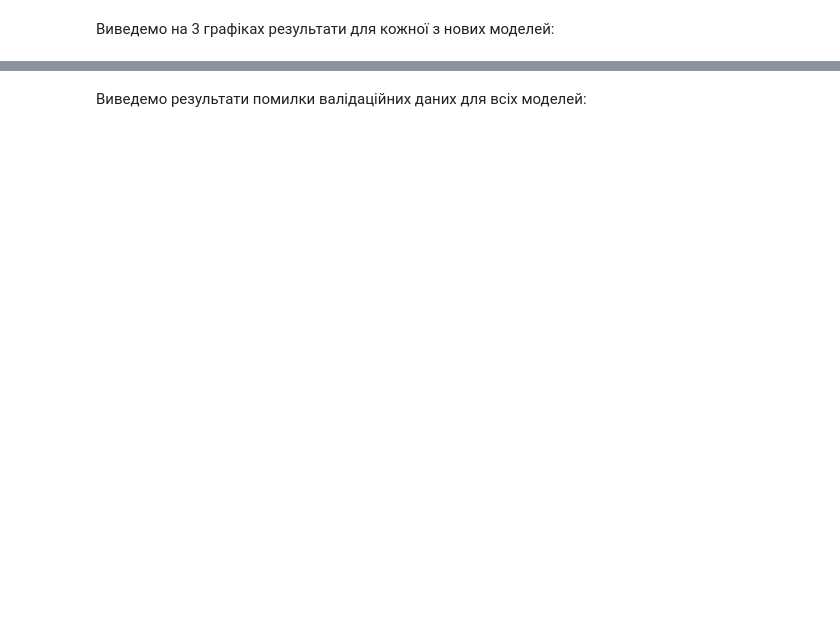
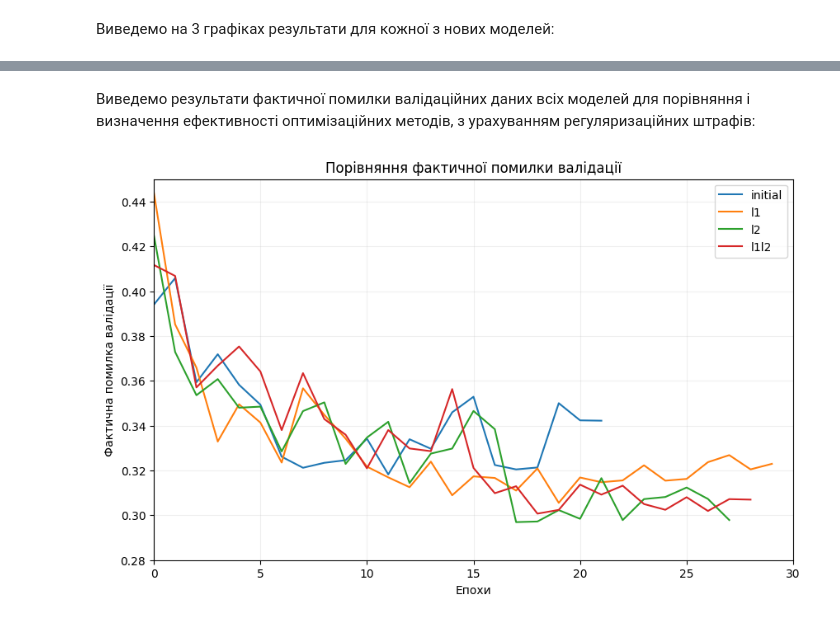
Before and after one commit to DifficultMaster/tdp1, a Jupyter notebook: TDP1.ipynb, the cells around one changed output, grey strips where cells are left out. Cells and saved outputs as stored; diff of their text form; code cells hidden in the pictures; blank space fills up the shorter version.

```diff
--- a/TDP1.ipynb
+++ b/TDP1.ipynb
@@ -460,8 +463,8 @@ print('\nЗбережено модель tdp1_model_v2')
 model_medium_l1 = keras.Sequential(
     [
     keras.layers.Flatten(input_shape=(28, 28)),
-    keras.layers.Dense(128, activation='relu', kernel_regularizer=keras.regularizers.l1(0.001)),
-    keras.layers.Dense(64, activation='relu', kernel_regularizer=keras.regularizers.l1(0.001)),
+    keras.layers.Dense(128, activation='relu', kernel_regularizer=keras.regularizers.l1(1e-5)),
+    keras.layers.Dense(64, activation='relu', kernel_regularizer=keras.regularizers.l1(1e-5)),
     keras.layers.Dense(10, activation='softmax')
     ],
     name='TDP1_medium_l1'
@@ -470,8 +473,8 @@ model_medium_l1 = keras.Sequential(
 model_medium_l2 = keras.Sequential(
     [
     keras.layers.Flatten(input_shape=(28, 28)),
-    keras.layers.Dense(128, activation='relu', kernel_regularizer=keras.regularizers.l2(0.001)),
-    keras.layers.Dense(64, activation='relu', kernel_regularizer=keras.regularizers.l2(0.001)),
+    keras.layers.Dense(128, activation='relu', kernel_regularizer=keras.regularizers.l2(1e-4)),
+    keras.layers.Dense(64, activation='relu', kernel_regularizer=keras.regularizers.l2(1e-4)),
     keras.layers.Dense(10, activation='softmax')
     ],
     name='TDP1_medium_l2'
@@ -480,8 +483,8 @@ model_medium_l2 = keras.Sequential(
 model_medium_l1l2 = keras.Sequential(
     [
     keras.layers.Flatten(input_shape=(28, 28)),
-    keras.layers.Dense(128, activation='relu', kernel_regularizer=keras.regularizers.l1_l2(l1=0.001, l2=0.001)),
-    keras.layers.Dense(64, activation='relu', kernel_regularizer=keras.regularizers.l1_l2(l1=0.001, l2=0.001)),
+    keras.layers.Dense(128, activation='relu', kernel_regularizer=keras.regularizers.l1_l2(l1=1e-5, l2=1e-4)),
+    keras.layers.Dense(64, activation='relu', kernel_regularizer=keras.regularizers.l1_l2(l1=1e-5, l2=1e-4)),
     keras.layers.Dense(10, activation='softmax')
     ],
     name='TDP1_medium_l1l2'
@@ -538,2 +578,2 @@ display_results(optimization_histories['l1l2'])
 # %% [markdown]
-Виведемо результати помилки валідаційних даних для всіх моделей:
+Виведемо результати фактичної помилки валідаційних даних всіх моделей для порівняння і визначення ефективності оптимізаційних методів, з урахуванням регуляризаційних штрафів:
@@ -541,0 +580,4 @@ display_all_results(optimization_histories)
+# %%
+display_all_results(optimization_histories, 'val_xent', miny=0.28, title='Порівняння фактичної помилки валідації', ylabel='Фактична помилка валідації')
+# %% [output]
+[figure, added]
```
Also changed, not shown: parts of 41 cells of this notebook.
